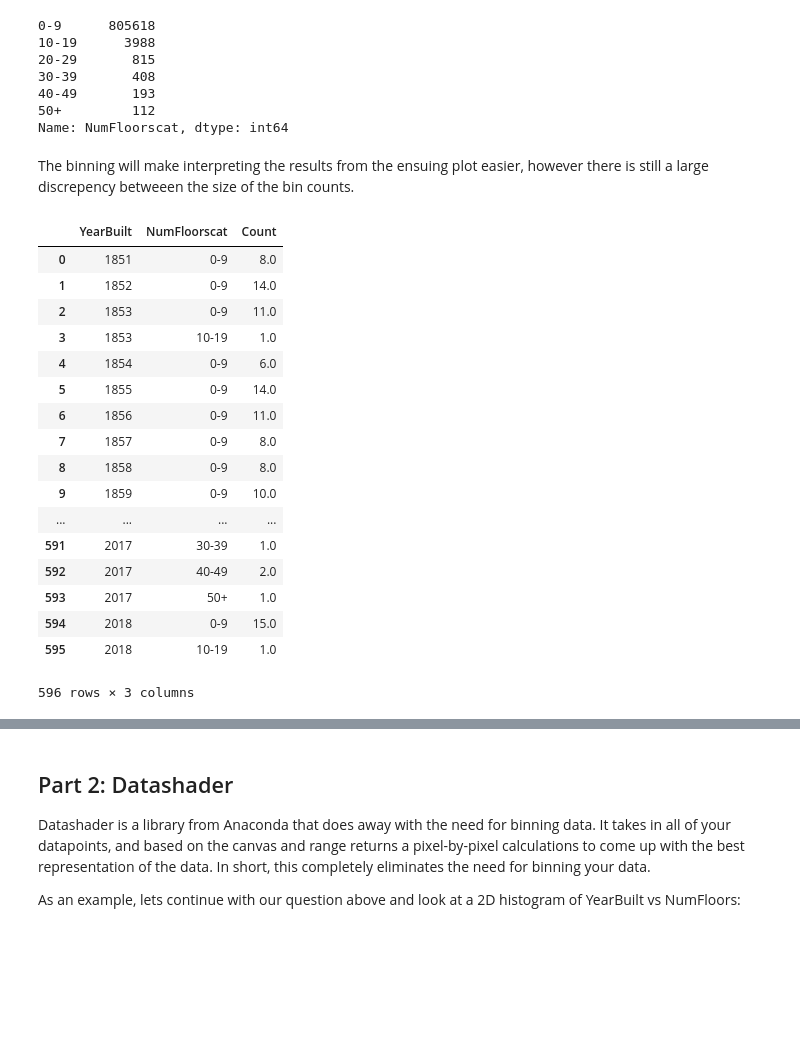
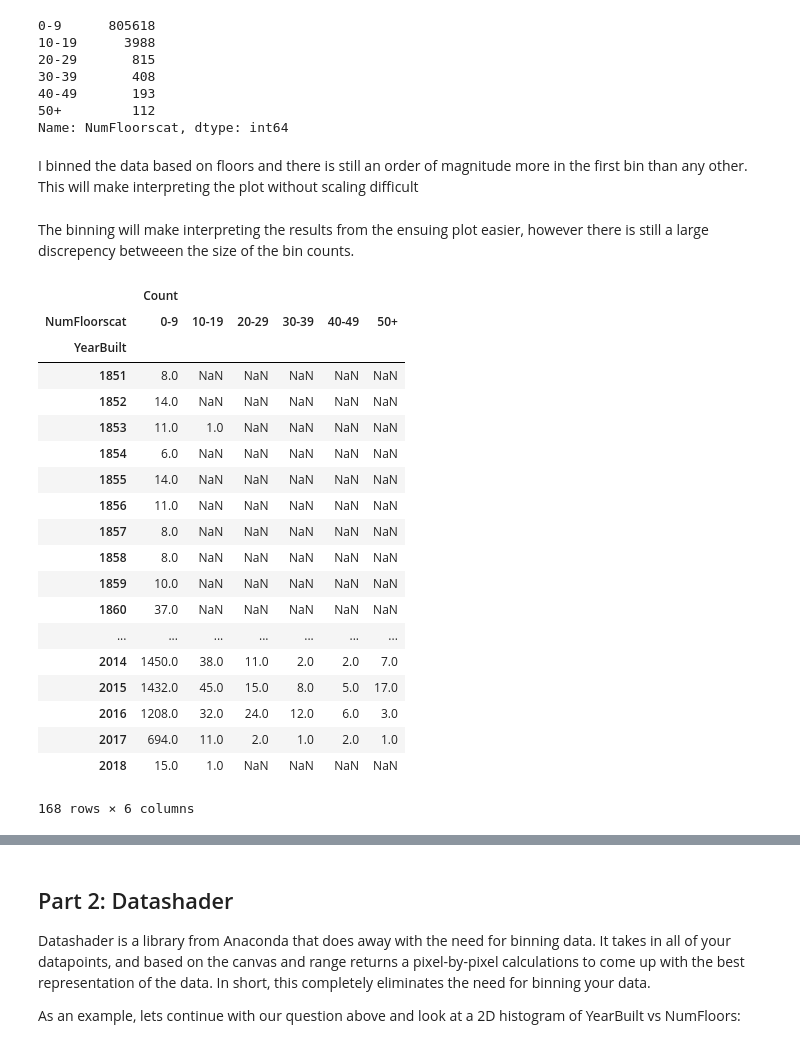
Before and after one commit to brian-cuny/608module1, a Jupyter notebook: module2/Module2.ipynb, the cells around one changed output, grey strips where cells are left out. Drawn from its saved outputs; the diff is of its cells as text; code cells hidden in the pictures; blank space fills up the shorter version.

```diff
--- a/module2/Module2.ipynb
+++ b/module2/Module2.ipynb
@@ -35,13 +35,13 @@ To demonstrate these concepts we'll be looking at the PLUTO dataset put out by N
 
 PLUTO data can be downloaded from [here](https://www1.nyc.gov/site/planning/data-maps/open-data/dwn-pluto-mappluto.page). Unzip them to the same directory as this notebook, and you should be able to read them in using this (or very similar) code. Also take note of the data dictionary, it'll come in handy for this assignment.
 # %%
-bk = pd.read_csv('PLUTO_for_WEB/BK_18v1.csv')
-bx = pd.read_csv('PLUTO_for_WEB/BX_18v1.csv')
-mn = pd.read_csv('PLUTO_for_WEB/MN_18v1.csv')
-qn = pd.read_csv('PLUTO_for_WEB/QN_18v1.csv')
-si = pd.read_csv('PLUTO_for_WEB/SI_18v1.csv')
+bk = pd.read_csv('PLUTO_for_WEB/BK_18v1.csv', low_memory=False)
+bx = pd.read_csv('PLUTO_for_WEB/BX_18v1.csv', low_memory=False)
+mn = pd.read_csv('PLUTO_for_WEB/MN_18v1.csv', low_memory=False)
+qn = pd.read_csv('PLUTO_for_WEB/QN_18v1.csv', low_memory=False)
+si = pd.read_csv('PLUTO_for_WEB/SI_18v1.csv', low_memory=False)
 
-ny = pd.concat([bk, bx, mn, qn, si], ignore_index=True)
+ny = pd.concat([bk, bx, mn, qn, si], ignore_index=True, sort=True)
 
 # Getting rid of some outliers
 ny = ny[(ny['YearBuilt'] > 1850) & (ny['YearBuilt'] < 2020) & (ny['NumFloors'] != 0)]
@@ -193,33 +156,38 @@ to_plot['NumFloorscat'].value_counts()
 40-49       193
 50+         112
 Name: NumFloorscat, dtype: int64
+# %% [markdown]
+I binned the data based on floors and there is still an order of magnitude more in the first bin than any other. This will make interpreting the plot without scaling difficult
 # %% [markdown]
 The binning will make interpreting the results from the ensuing plot easier, however there is still a large discrepency betweeen the size of the bin counts.
 # %%
 to_plot.groupby(['YearBuilt', 'NumFloorscat'])['YearBuilt'] \
     .count() \
     .unstack() \
     .stack() \
     .reset_index() \
-    .rename(columns = {0:'Count'})
+    .rename(columns = {0:'Count'}) \
+    .pivot('YearBuilt', 'NumFloorscat')
 # %% [output]
-|  | YearBuilt | NumFloorscat | Count |
-| 0 | 1851 | 0-9 | 8.0 |
-| 1 | 1852 | 0-9 | 14.0 |
-| 2 | 1853 | 0-9 | 11.0 |
-| 3 | 1853 | 10-19 | 1.0 |
-| 4 | 1854 | 0-9 | 6.0 |
-| 5 | 1855 | 0-9 | 14.0 |
-| 6 | 1856 | 0-9 | 11.0 |
-| 7 | 1857 | 0-9 | 8.0 |
-| 8 | 1858 | 0-9 | 8.0 |
-| 9 | 1859 | 0-9 | 10.0 |
-| ... | ... | ... | ... |
-| 591 | 2017 | 30-39 | 1.0 |
-| 592 | 2017 | 40-49 | 2.0 |
-| 593 | 2017 | 50+ | 1.0 |
-| 594 | 2018 | 0-9 | 15.0 |
-| 595 | 2018 | 10-19 | 1.0 |
+|  | Count |  |  |  |  |  |
+| NumFloorscat | 0-9 | 10-19 | 20-29 | 30-39 | 40-49 | 50+ |
+| YearBuilt |  |  |  |  |  |  |
+| 1851 | 8.0 | NaN | NaN | NaN | NaN | NaN |
+| 1852 | 14.0 | NaN | NaN | NaN | NaN | NaN |
+| 1853 | 11.0 | 1.0 | NaN | NaN | NaN | NaN |
+| 1854 | 6.0 | NaN | NaN | NaN | NaN | NaN |
+| 1855 | 14.0 | NaN | NaN | NaN | NaN | NaN |
+| 1856 | 11.0 | NaN | NaN | NaN | NaN | NaN |
+| 1857 | 8.0 | NaN | NaN | NaN | NaN | NaN |
+| 1858 | 8.0 | NaN | NaN | NaN | NaN | NaN |
+| 1859 | 10.0 | NaN | NaN | NaN | NaN | NaN |
+| 1860 | 37.0 | NaN | NaN | NaN | NaN | NaN |
+| ... | ... | ... | ... | ... | ... | ... |
+| 2014 | 1450.0 | 38.0 | 11.0 | 2.0 | 2.0 | 7.0 |
+| 2015 | 1432.0 | 45.0 | 15.0 | 8.0 | 5.0 | 17.0 |
+| 2016 | 1208.0 | 32.0 | 24.0 | 12.0 | 6.0 | 3.0 |
+| 2017 | 694.0 | 11.0 | 2.0 | 1.0 | 2.0 | 1.0 |
+| 2018 | 15.0 | 1.0 | NaN | NaN | NaN | NaN |
-596 rows × 3 columns
+168 rows × 6 columns
 # %%
 import matplotlib.pyplot as plt
```
Also changed, not shown: parts of 16 cells of this notebook.
